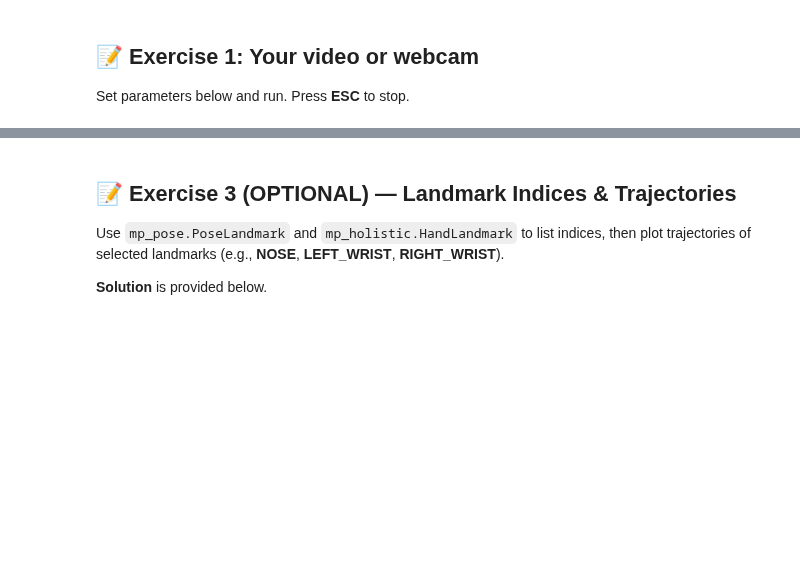
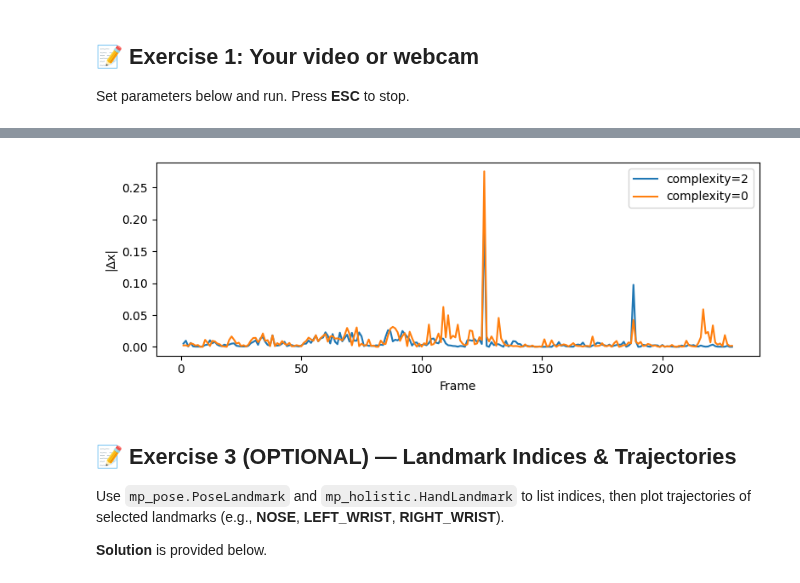
Before and after one commit to EsamGhaleb/medal_workshop_on_multimodal_interaction, a Jupyter notebook: Day1/Mediapipe_Pose_Tutorial.ipynb, the cells around one changed output, grey strips where cells are left out. Saved outputs shown, nothing was run; the diff lists cells and outputs as text; code cells hidden in the pictures; blank space fills up the shorter version.

```diff
--- a/Day1/Mediapipe_Pose_Tutorial.ipynb
+++ b/Day1/Mediapipe_Pose_Tutorial.ipynb
@@ -219,3 +249,15 @@ plt.legend(); plt.xlabel('Frame'); plt.ylabel('x'); plt.show()
+# %%
+# Plot jitter
+plt.figure(figsize=(8,3))
+plt.plot(t[1:], np.abs(dx_large),   label='complexity=2')
+plt.plot(t[1:], np.abs(dx_small),   label='complexity=0')
+plt.xlabel('Frame')
+plt.ylabel('|Δx|')
+plt.legend()
+plt.tight_layout()
+plt.show()
+# %% [output]
+[figure, added]
 # %% [markdown]
 
 ## 📝 Exercise 3 (OPTIONAL) — Landmark Indices & Trajectories
```
Also changed, not shown: parts of 10 cells of this notebook, 3 other files.
